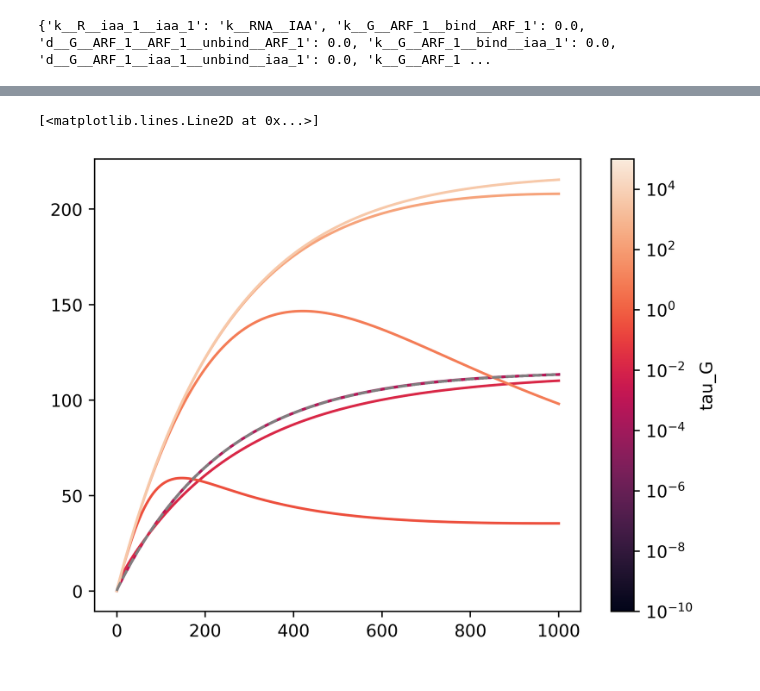
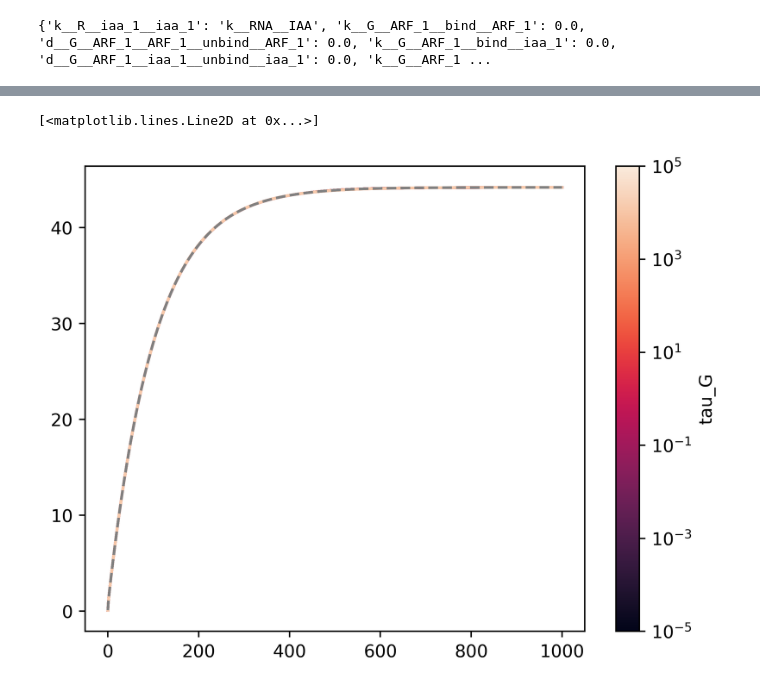
Before and after one commit to joeyshuttleworth/auxin_signalling_models, a Jupyter notebook: notebooks/degenerate_model_demonstration.ipynb, the cells around one changed output, grey strips where cells are left out. Cells and saved outputs as stored; diff of their text form; code cells hidden in the pictures.

```diff
--- a/notebooks/degenerate_model_demonstration.ipynb
+++ b/notebooks/degenerate_model_demonstration.ipynb
@@ -34,7 +34,10 @@ print(pp_parameters)
 # %%
 promoter_timeconstant = 'tau_G'
 asp_model_full.add_transition_rate(promoter_timeconstant, 1.0, "Promoter timeconstant", strict=False)
+asp_model_full.add_transition_rate("k__RNA__IAA", 1.0, "", strict=False)
+
 full_parameter_subs_dict = asp_model_r.parameter_subs_dict.copy()
+asp_model_full.remove_transition_rate('k__R__iaa_1__iaa_1')
 
 for p in pp_parameters:
     if p in full_parameter_subs_dict:
@@ -74,20 +81,16 @@ initial_promoter_vars = np.concatenate([[1.0 - initial_promoter_vars.sum()], ini
 # %%
-print(asp_model_r.parameter_subs_dict)
-print(full_parameter_subs_dict)
-
 reduced_solver = asp_model_r.make_forward_solver()
-full_solver = asp_model_full.make_forward_solver(parameter_subs_dict=full_parameter_subs_dict)
 
 print(full_parameter_subs_dict)
 
 ts = np.linspace(0, 1e3, 1000)
 
-sol1, succ = reduced_solver(ts, reduced_param_dict, reduced_ic_dict, 1)
+sol1, succ = reduced_solver(ts, transition_rates, reduced_ic_dict, 1)
 r_odes, free_variables, transition_rates, constraints = asp_model_r.generate_ode_system()
 f_odes, free_variables, transition_rates, constraints = asp_model_full.generate_ode_system(parameter_subs_dict=full_parameter_subs_dict)
 
-print(f_odes)
-
 plt.plot(ts, sol1, label=reduced_ic_dict.keys())
 plt.legend()
+
+print(sp.simplify(f_odes))
 # %% [output]
@@ -100,10 +100,14 @@ Matrix([[-2*ARF_1**2*k__D__ARF_1__ARF_1 - ARF_1*arf__d - ARF_1*iaa_1*k__D__ARF_1
 # %%
-full_param_dict[promoter_timeconstant] = 1e-5
-full_param_dict = {k: full_param_dict[k] for k in sorted(full_param_dict)}
 
-print(full_param_dict)
+full_param_dict = asp_model_full.get_default_parameters(parameter_subs_dict=asp_model_r.parameter_subs_dict)
 
-sol2, succ = full_solver(ts, full_param_dict, full_ic_dict, 1)
+full_param_dict[promoter_timeconstant] = 1.0
+
+print(full_param_dict.keys())
+print(asp_model_full.get_default_parameters())
+
+full_solver = asp_model_full.make_forward_solver(parameter_subs_dict=full_parameter_subs_dict)
+sol2, succ = full_solver(ts, full_param_dict, full_ic_dict, 1, strict=False)
 
 plt.plot(ts, sol2, label=full_ic_dict.keys())
 # plt.plot(ts, sol2[:, -2], label=list(full_ic_dict.keys())[-2])
@@ -112,5 +116,4 @@ plt.legend()
 odes, free_variables, transition_rates, \
             _ = asp_model_r.generate_ode_system(
                                          reduced=True)
-print(odes[2, 0])
 # %% [output]
@@ -120,23 +124,28 @@ ARF_1*iaa_1*k__D__ARF_1__iaa_1 - D__ARF_1__iaa_1*d__D__ARF_1__iaa_1
 # %%
 cmap = sns.color_palette('rocket', as_cmap=True)
 
+plt.clf()
+
 rmses = []
-tau_vals = 10**np.linspace(-10, 5, 11)
-for i, tau in enumerate(tau_vals):
+tau_vals = 10**np.linspace(-5, 5, 11)
+
+parameter_subs_dict = asp_model_r.parameter_subs_dict
+for i, tau in enumerate(reversed(tau_vals)):
+    full_param_dict = asp_model_full.get_default_parameters(parameter_subs_dict=parameter_subs_dict)
     full_param_dict[promoter_timeconstant] = tau
     sol2, succ = full_solver(ts, full_param_dict, full_ic_dict, 1)
     color = cmap(i / len(tau_vals))
     plt.plot(ts, sol2[:, -1], color=color)
 
     rmse = np.sqrt(np.mean((sol2[1:, -1] - sol1[1:, -1])**2))
     rmses.append(rmse)
 
 plt.colorbar(mpl.cm.ScalarMappable(norm=mpl.colors.LogNorm(tau_vals[0], tau_vals[-1]), cmap='rocket'),
              orientation='vertical', label='tau_G', ax=plt.gca())
 plt.plot(ts, sol1[:, -1], color='grey', ls='--')
 # %% [output]
 [<matplotlib.lines.Line2D at 0x...>]
-[figure, old version]
+[figure, new version]
 # %%
 plt.scatter(tau_vals, rmses)
 plt.xscale('log')
```
Also changed, not shown: parts of 4 cells of this notebook, 1 other file.
